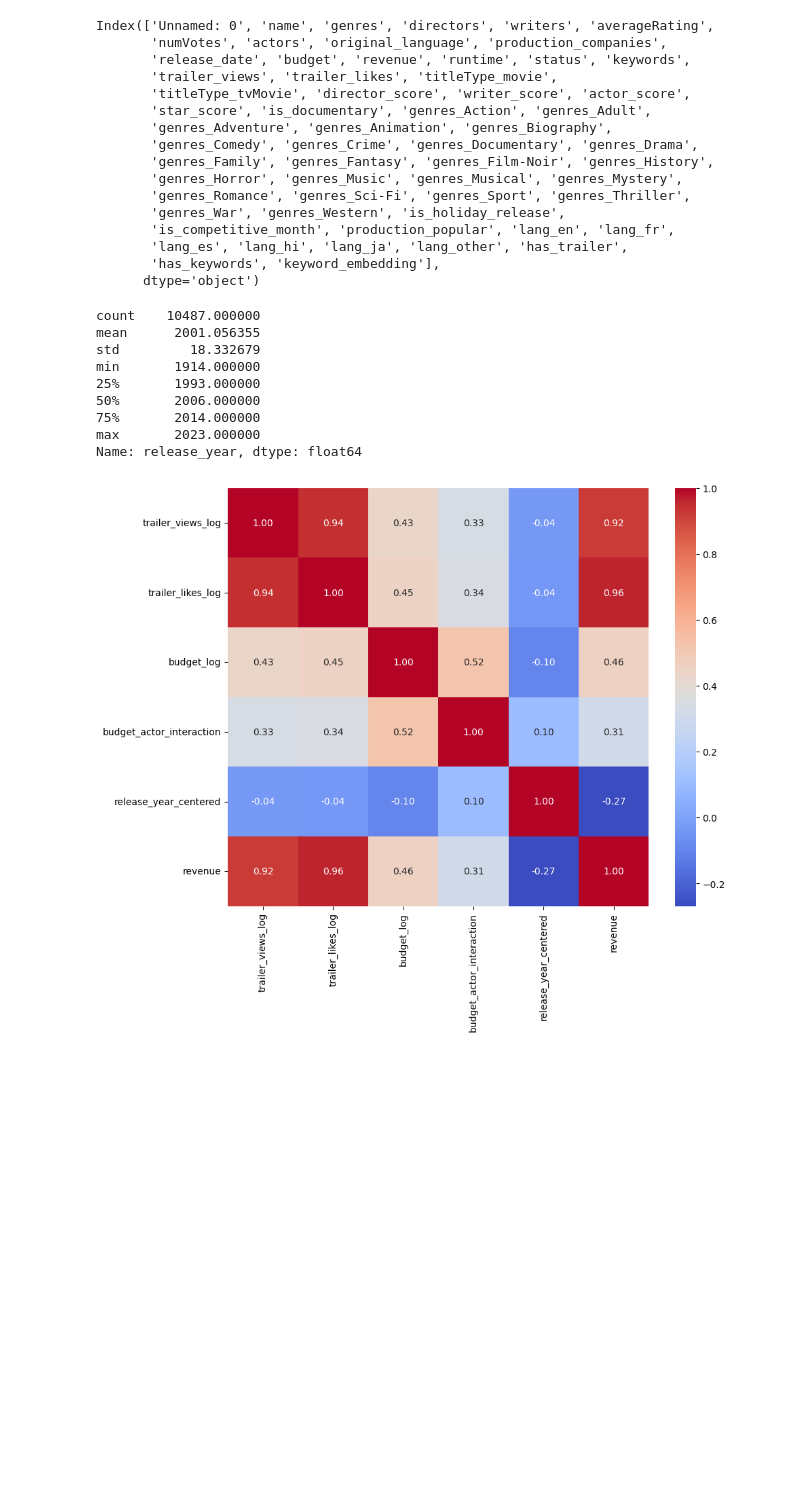
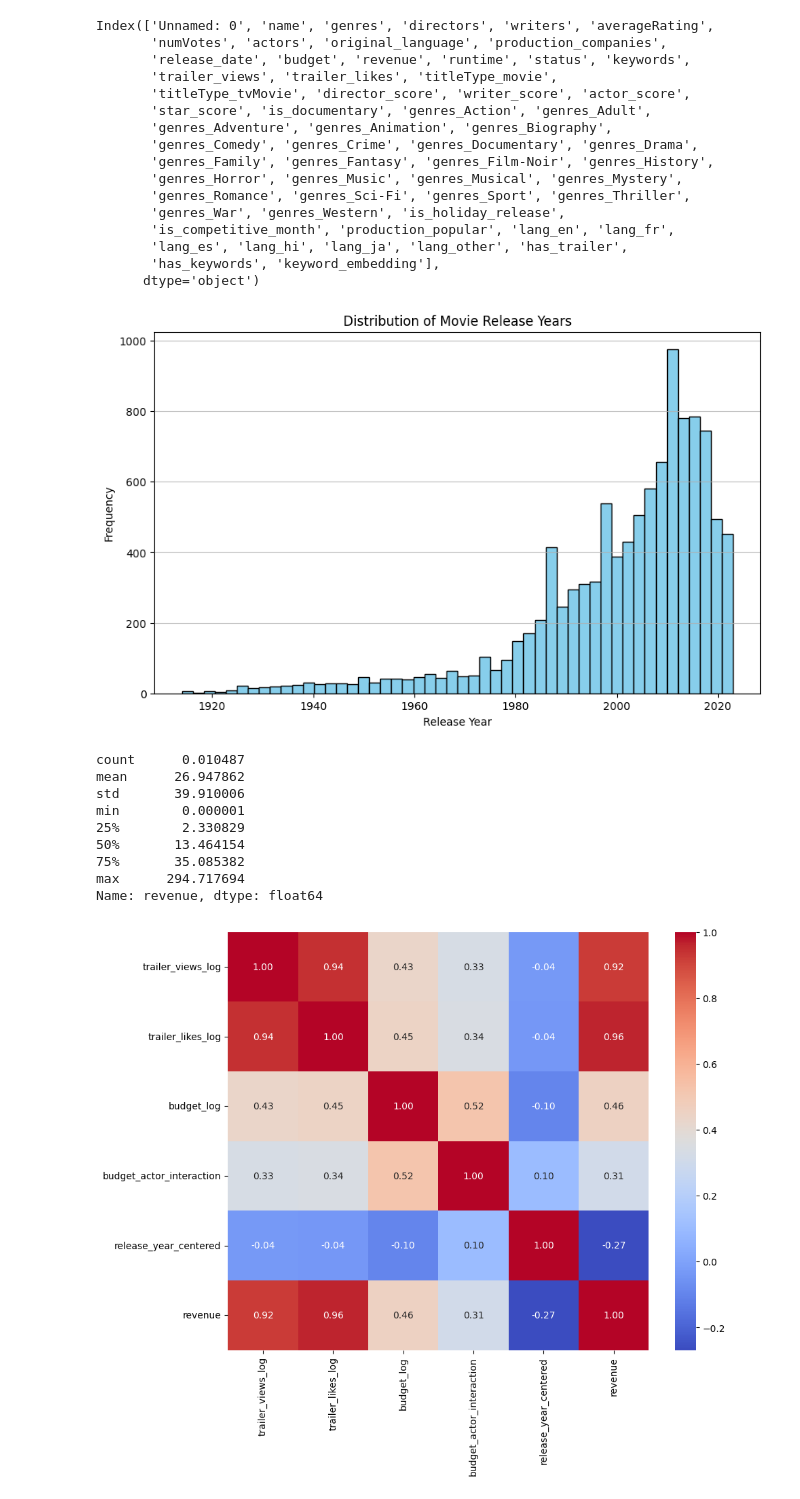
Before and after one commit to Eric7895/Movie_Revenue_Web_Application, a Jupyter notebook: linear_modeling.ipynb, the cells around one changed output. Cells and saved outputs as stored; diff of their text form; code cells hidden in the pictures; blank space fills up the shorter version.

```diff
--- a/linear_modeling.ipynb
+++ b/linear_modeling.ipynb
@@ -289,15 +291,28 @@ test = test[['trailer_views_log', 'trailer_likes_log', 'budget_log', 'budget_act
+# %%
+import matplotlib.pyplot as plt
+
+# Plot the histogram for release_year from df_clean
+plt.figure(figsize=(10, 6))
+plt.hist(df_clean['release_year'], bins=50, color='skyblue', edgecolor='black')
+plt.title('Distribution of Movie Release Years')
+plt.xlabel('Release Year')
+plt.ylabel('Frequency')
+plt.grid(axis='y', alpha=0.75)
+plt.show()
+# %% [output]
+[figure, added]
 # %%
-df_clean['release_year'].describe()
+df_clean['revenue'].describe() /1e6
 # %% [output]
-count    10487.000000
-mean      2001.056355
-std         18.332679
-min       1914.000000
-25%       1993.000000
-50%       2006.000000
-75%       2014.000000
-max       2023.000000
-Name: release_year, dtype: float64
+count      0.010487
+mean      26.947862
+std       39.910006
+min        0.000001
+25%        2.330829
+50%       13.464154
+75%       35.085382
+max      294.717694
+Name: revenue, dtype: float64
 # %%
 # Calculate the correlation matrix
 corr_matrix = test.corr()
```
Also changed, not shown: parts of 9 cells of this notebook.
